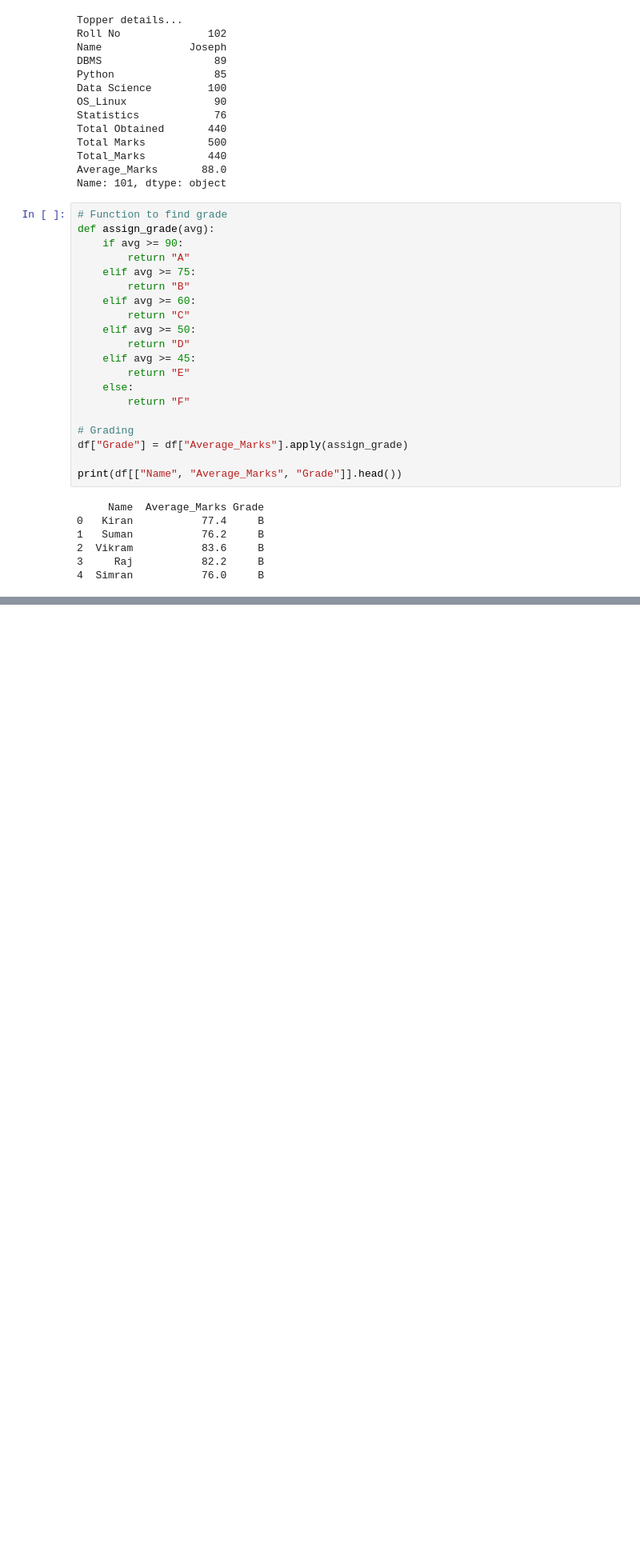
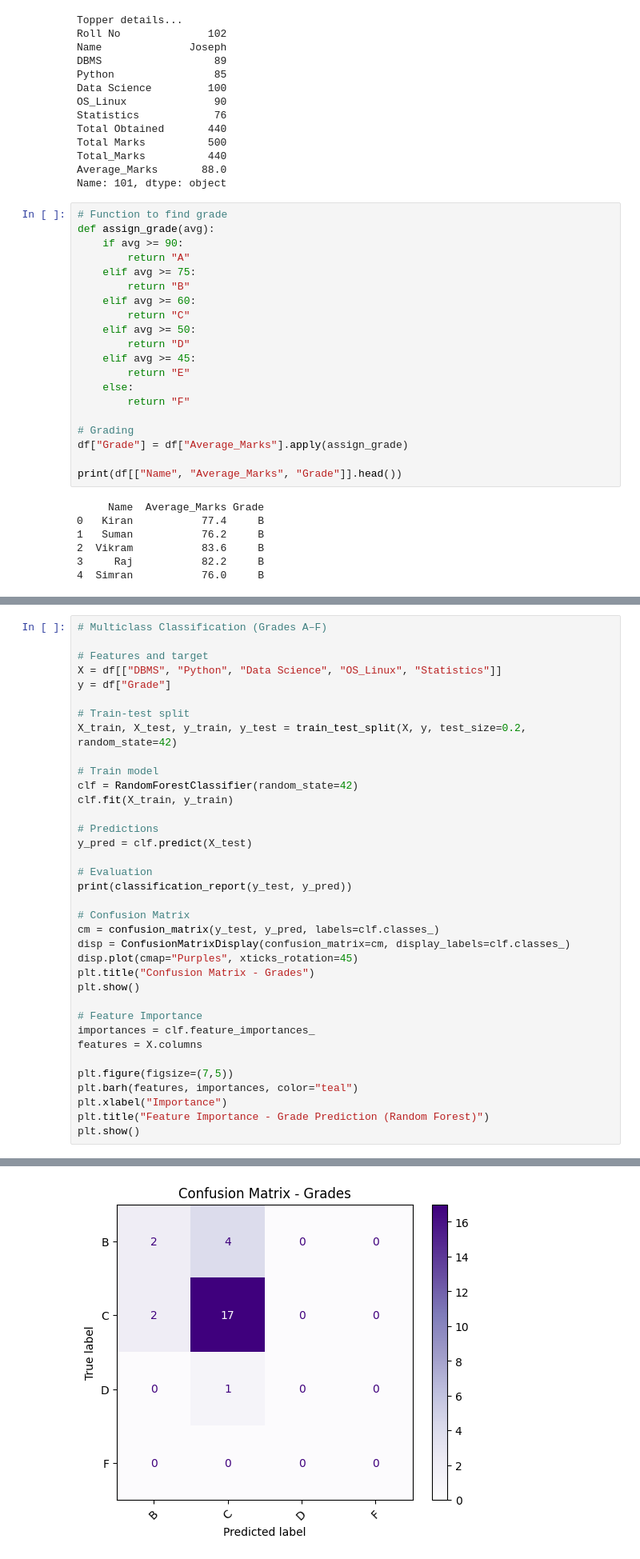
Before and after one commit to Asta-DL/student-performance, a Jupyter notebook: data_sci.ipynb, the cells around one changed output, grey strips where cells are left out. Shown at 80% size. Saved outputs shown, nothing was run; the diff lists cells and outputs as text; blank space fills up the shorter version.

```diff
--- a/data_sci.ipynb
+++ b/data_sci.ipynb
@@ -135,0 +194,37 @@ plt.show()
+# %%
+# Multiclass Classification (Grades A–F)
+
+# Features and target
+X = df[["DBMS", "Python", "Data Science", "OS_Linux", "Statistics"]]
+y = df["Grade"]
+
+# Train-test split
+X_train, X_test, y_train, y_test = train_test_split(X, y, test_size=0.2, random_state=42)
+
+# Train model
+clf = RandomForestClassifier(random_state=42)
+clf.fit(X_train, y_train)
+
+# Predictions
+y_pred = clf.predict(X_test)
+
+# Evaluation
+print(classification_report(y_test, y_pred))
+
+# Confusion Matrix
+cm = confusion_matrix(y_test, y_pred, labels=clf.classes_)
+disp = ConfusionMatrixDisplay(confusion_matrix=cm, display_labels=clf.classes_)
+disp.plot(cmap="Purples", xticks_rotation=45)
+plt.title("Confusion Matrix - Grades")
+plt.show()
+
+# Feature Importance
+importances = clf.feature_importances_
+features = X.columns
+
+plt.figure(figsize=(7,5))
+plt.barh(features, importances, color="teal")
+plt.xlabel("Importance")
+plt.title("Feature Importance - Grade Prediction (Random Forest)")
+plt.show()
+# %% [output]
@@ -135,0 +240 @@ plt.show()
+[figure, added]
```
Also changed, not shown: parts of 5 cells of this notebook.
